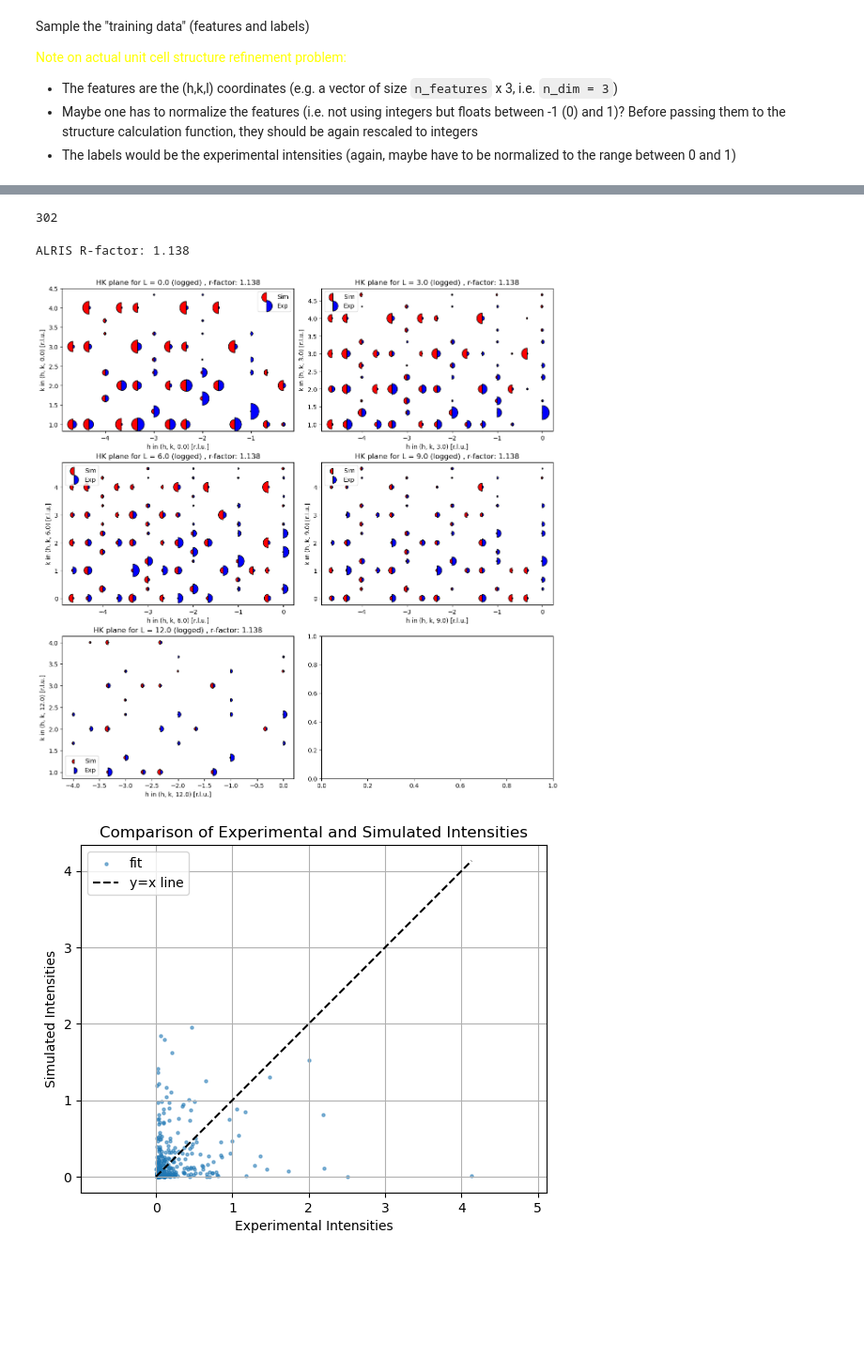
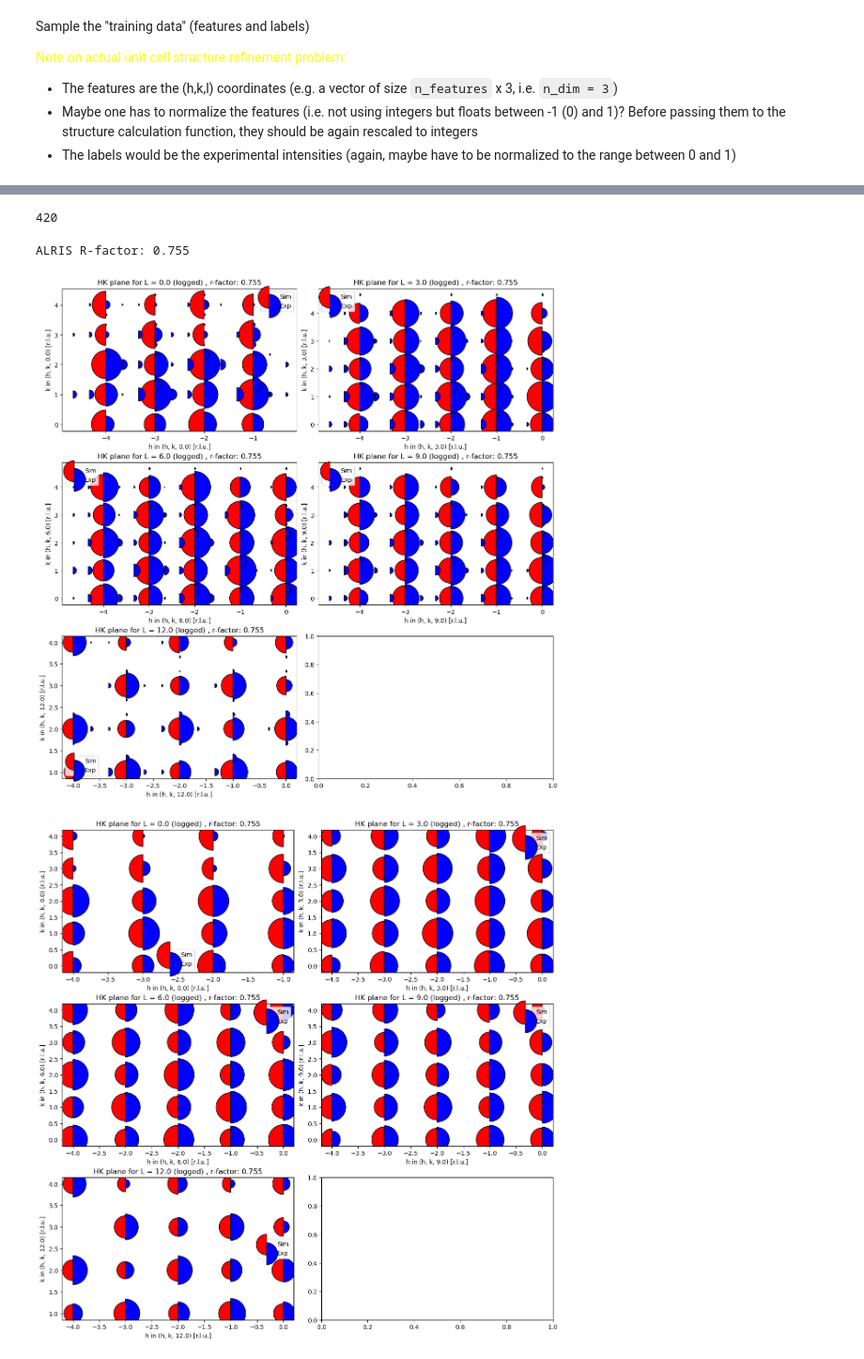
Before and after one commit to bleubreeymeow/alrisDistortionFit, a Jupyter notebook: PBCO/PBCO_1_3_inplane/0_distortion_check/C2_gradient_descent.ipynb, the cells around one changed output, grey strips where cells are left out. Shown at 94% size. Cells and saved outputs as stored; diff of their text form; code cells hidden in the pictures; blank space fills up the shorter version.

```diff
--- a/PBCO/PBCO_1_3_inplane/0_distortion_check/C2_gradient_descent.ipynb
+++ b/PBCO/PBCO_1_3_inplane/0_distortion_check/C2_gradient_descent.ipynb
@@ -255,12 +273,12 @@ def fun_tf(hkl_list, pars, matrix):
 best_model_pars = np.zeros(102, dtype=np.float32)  # Initialize with zeros
 #random initialization
 #best_model_pars[0] = 1.73
-best_model_pars = np.random.normal(0.0, 0.09, size=102).astype(np.float32)
+# best_model_pars = np.random.normal(0.0, 0.09, size=102).astype(np.float32)
 
 best_model_pars = tf.convert_to_tensor(best_model_pars, dtype=tf.float32)
 experimental_data['intensity_sim'] = fun_tf(features , best_model_pars , matrix).numpy()
 # %% [output]
-302
+420
 # %%
 def plot_plane_sim_vs_exp_DIM3(ax, df, r_factor, l, norm_plane=False):
     exp_data_0 = df.loc[df['l'] == l].copy()
@@ -284,10 +302,10 @@ def plot_plane_sim_vs_exp_DIM3(ax, df, r_factor, l, norm_plane=False):
     ax.set_title(f"HK plane for L = {l} (logged) , r-factor: {r_factor:.3f}")
     ax.legend()
 
-def plot_plane_sim_vs_exp_DIM3_no_bragg(ax, df, r_factor, l, norm_plane=False):
+def plot_plane_sim_vs_exp_DIM3_bragg(ax, df, r_factor, l, norm_plane=False):
     exp_data_0 = df.loc[df['l'] == l].copy()
     #copy the dataframe and remove rows where h and k are both integer
-    exp_data_0 = exp_data_0[~((exp_data_0['h'] % 1 == 0) & (exp_data_0['k'] % 1 == 0))]
+    exp_data_0 = exp_data_0[((exp_data_0['h'] % 1 == 0) & (exp_data_0['k'] % 1 == 0))]
     if norm_plane == True:
         exp_data_0['intensity_exp'] = exp_data_0['intensity_exp'] / np.sum(exp_data_0['intensity_exp']) * 100
 
@@ -327,38 +345,54 @@ for i, l in enumerate(l_values):
 
 plt.show()
 
-# fig, axs = plt.subplots(3, ncols, figsize=(6 * ncols, 12), constrained_layout=True)
-# axs = axs.flatten()
-# for i, l in enumerate(l_values):
-#     plot_plane_sim_vs_exp_DIM3_no_bragg(axs[i], experimental_data, r_factor,l, norm_plane=False)
-# plt.show()
+fig, axs = plt.subplots(3, ncols, figsize=(6 * ncols, 12), constrained_layout=True)
+axs = axs.flatten()
+for i, l in enumerate(l_values):
+    plot_plane_sim_vs_exp_DIM3_bragg(axs[i], experimental_data, r_factor,l, norm_plane=False)
+plt.show()
 
 normalised_exp = normalised_exp_data
 
 x = np.linspace(0 ,max(normalised_exp), 100)
 y = x
 plt.scatter(normalised_exp, experimental_data['intensity_sim'], s=5, alpha=0.5 , label='fit')
 plt.plot(x , y, color='black', linestyle='--', label='y=x line')
 plt.legend()
 plt.grid(True)
 plt.title('Comparison of Experimental and Simulated Intensities')
 plt.xlabel('Experimental Intensities')
 plt.ylabel('Simulated Intensities')
 plt.axis('equal')
 plt.show()
 
 
 #plot a historgram of the percentage difference in intensity between experimental and simulated
 percentage_diff = np.abs(normalised_exp - experimental_data['intensity_sim']) / normalised_exp * 100
 experimental_data['percentage_diff'] = percentage_diff
 plt.figure(figsize=(10, 6))
 plt.hist(percentage_diff, bins=np.linspace(-200 , 200 , 50), alpha=0.7, color='purple')
 plt.title('Histogram of Percentage Differences Between Experimental and Simulated Intensities')
 plt.xlabel('Percentage Difference (Experimental - Simulated)')
 plt.ylabel('Frequency')
 plt.grid(True)
 plt.show()
+
+
+
+exp_data_bragg = experimental_data[((experimental_data['h'] % 1 == 0) & (experimental_data['k'] % 1 == 0)) & (experimental_data['l'] % 1 == 0)]
+bragg_normalised_exp = exp_data_bragg['normalised_exp']
+x = np.linspace(0 ,max(bragg_normalised_exp), 100)
+y = x
+plt.scatter(bragg_normalised_exp, exp_data_bragg['intensity_sim'], s=5, alpha=0.5 , label='fit')
+plt.plot(x , y, color='black', linestyle='--', label='y=x line')
+plt.legend()
+plt.grid(True)
+plt.title('Comparison of Bragg Experimental and Simulated Intensities')
+plt.xlabel('Experimental Intensities')
+plt.ylabel('Simulated Intensities')
+plt.axis('equal')
+plt.show()
 # %% [output]
-ALRIS R-factor: 1.138
+ALRIS R-factor: 0.755
-[figure, old version]
+[figure, new version]
-[figure, old version]
+[figure, new version]
```
Also changed, not shown: parts of 3 cells of this notebook, 55 other files.
